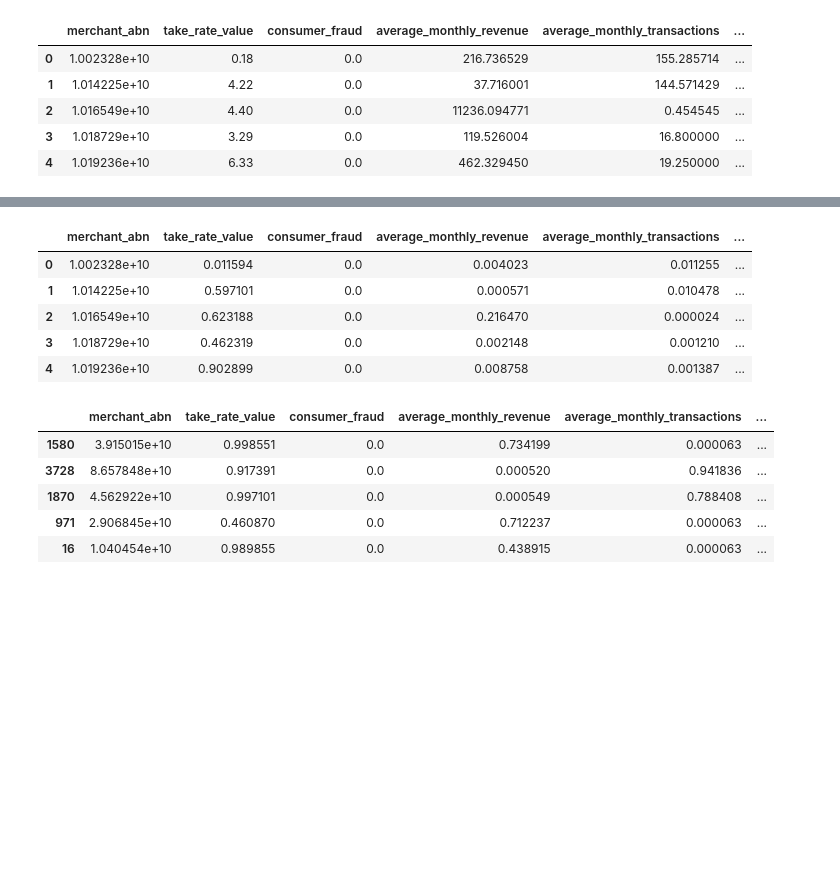
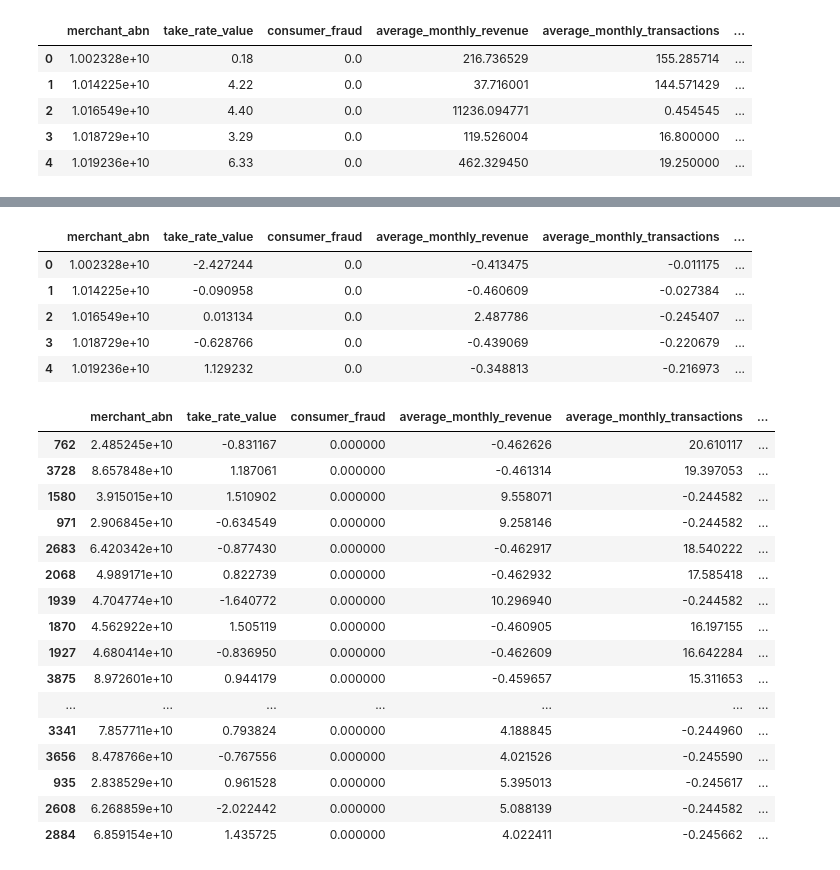
Before and after one commit to MAST30034-AppliedDataScience/project-2-group-buy-now-pay-later-industry-project-24, a Jupyter notebook: notebooks/Big merge.ipynb, the cells around one changed output, grey strips where cells are left out. Cells and saved outputs as stored; diff of their text form; code cells hidden in the pictures; blank space fills up the shorter version.

```diff
--- a/notebooks/Big merge.ipynb
+++ b/notebooks/Big merge.ipynb
@@ -109,6 +109,3 @@ final_df.head()
 | 2 | 1.016549e+10 | 4.40 | 0.0 | 11236.094771 | 0.454545 | ... |
 | 3 | 1.018729e+10 | 3.29 | 0.0 | 119.526004 | 16.800000 | ... |
 | 4 | 1.019236e+10 | 6.33 | 0.0 | 462.329450 | 19.250000 | ... |
-# %%
-final_df = final_df.drop(columns=['name'])
-final_df.head()
@@ -121,0 +112,3 @@ final_df.head()
+# %%
+final_df['Median_age_persons'] = (25 - final_df['Median_age_persons']).abs()
+final_df.head()
@@ -122,17 +122,17 @@ final_df.head()
 # %%
 import pandas as pd
-from sklearn.preprocessing import MinMaxScaler
+from sklearn.preprocessing import StandardScaler
 
 # Assuming final_df is your DataFrame
 
 # Columns to exclude from standardization
-exclude_columns = ['merchant_abn', 'consumer_fraud', 'merchant_fraud', 'category_label']
+exclude_columns = ['merchant_abn', 'consumer_fraud', 'merchant_fraud', 'category_label', 'name']
 
 # Columns to standardize
 columns_to_standardize = [col for col in final_df.columns if col not in exclude_columns]
 
-# Initialize the MinMaxScaler
-scaler = MinMaxScaler()
+# Initialize the StandardScaler
+scaler = StandardScaler()
 
 # Apply the scaler to the columns to be standardized
 final_df[columns_to_standardize] = scaler.fit_transform(final_df[columns_to_standardize])
@@ -153,15 +163,15 @@ import pandas as pd
 
 # Define the weights for each column
 weights = {
-    'merchant_fraud': -1,
-    'average_monthly_revenue': 0.9,
-    'take_rate_value': 0.7,
+    'merchant_fraud': -1.5,
+    'average_monthly_revenue': 1.5,
+    'take_rate_value': 0.5,
     'consumer_fraud': -0.6,
-    'average_monthly_transactions': 0.5,
+    'average_monthly_transactions': 0.9,
     'Median_tot_hhd_inc_weekly': 0.2,
-    'Median_age_persons': 0.15,
-    'Median_mortgage_repay_monthly': 0.1,
-    'Median_rent_weekly': 0.1
+    'Median_age_persons': -0.15,
+    'Median_mortgage_repay_monthly': -0.1,
+    'Median_rent_weekly': -0.1
 }
 
 # Calculate the score for each row
@@ -181,31 +191,42 @@ final_df['score'] = (
 final_df.head()
 # %% [output]
 |  | merchant_abn | take_rate_value | consumer_fraud | average_monthly_revenue | average_monthly_transactions | ... |
-| 0 | 1.002328e+10 | 0.011594 | 0.0 | 0.004023 | 0.011255 | ... |
-| 1 | 1.014225e+10 | 0.597101 | 0.0 | 0.000571 | 0.010478 | ... |
-| 2 | 1.016549e+10 | 0.623188 | 0.0 | 0.216470 | 0.000024 | ... |
-| 3 | 1.018729e+10 | 0.462319 | 0.0 | 0.002148 | 0.001210 | ... |
-| 4 | 1.019236e+10 | 0.902899 | 0.0 | 0.008758 | 0.001387 | ... |
+| 0 | 1.002328e+10 | -2.427244 | 0.0 | -0.413475 | -0.011175 | ... |
+| 1 | 1.014225e+10 | -0.090958 | 0.0 | -0.460609 | -0.027384 | ... |
+| 2 | 1.016549e+10 | 0.013134 | 0.0 | 2.487786 | -0.245407 | ... |
+| 3 | 1.018729e+10 | -0.628766 | 0.0 | -0.439069 | -0.220679 | ... |
+| 4 | 1.019236e+10 | 1.129232 | 0.0 | -0.348813 | -0.216973 | ... |
 # %%
 import pandas as pd
 
 # Assuming final_df is your DataFrame and the 'score' column has already been calculated
 
 # Sort the DataFrame by the 'score' column in descending order
 sorted_df = final_df.sort_values(by='score', ascending=False)
 
 # Select the top 100 merchants
 top_100_merchants = sorted_df.head(100)
 
 # Display the top 100 merchants
-top_100_merchants.head()
+top_100_merchants.head(30)
 # %% [output]
 |  | merchant_abn | take_rate_value | consumer_fraud | average_monthly_revenue | average_monthly_transactions | ... |
-| 1580 | 3.915015e+10 | 0.998551 | 0.0 | 0.734199 | 0.000063 | ... |
-| 3728 | 8.657848e+10 | 0.917391 | 0.0 | 0.000520 | 0.941836 | ... |
-| 1870 | 4.562922e+10 | 0.997101 | 0.0 | 0.000549 | 0.788408 | ... |
-| 971 | 2.906845e+10 | 0.460870 | 0.0 | 0.712237 | 0.000063 | ... |
-| 16 | 1.040454e+10 | 0.989855 | 0.0 | 0.438915 | 0.000063 | ... |
+| 762 | 2.485245e+10 | -0.831167 | 0.000000 | -0.462626 | 20.610117 | ... |
+| 3728 | 8.657848e+10 | 1.187061 | 0.000000 | -0.461314 | 19.397053 | ... |
+| 1580 | 3.915015e+10 | 1.510902 | 0.000000 | 9.558071 | -0.244582 | ... |
+| 971 | 2.906845e+10 | -0.634549 | 0.000000 | 9.258146 | -0.244582 | ... |
+| 2683 | 6.420342e+10 | -0.877430 | 0.000000 | -0.462917 | 18.540222 | ... |
+| 2068 | 4.989171e+10 | 0.822739 | 0.000000 | -0.462932 | 17.585418 | ... |
+| 1939 | 4.704774e+10 | -1.640772 | 0.000000 | 10.296940 | -0.244582 | ... |
+| 1870 | 4.562922e+10 | 1.505119 | 0.000000 | -0.460905 | 16.197155 | ... |
+| 1927 | 4.680414e+10 | -0.836950 | 0.000000 | -0.462609 | 16.642284 | ... |
+| 3875 | 8.972601e+10 | 0.944179 | 0.000000 | -0.459657 | 15.311653 | ... |
+| ... | ... | ... | ... | ... | ... | ... |
+| 3341 | 7.857711e+10 | 0.793824 | 0.000000 | 4.188845 | -0.244960 | ... |
+| 3656 | 8.478766e+10 | -0.767556 | 0.000000 | 4.021526 | -0.245590 | ... |
+| 935 | 2.838529e+10 | 0.961528 | 0.000000 | 5.395013 | -0.245617 | ... |
+| 2608 | 6.268859e+10 | -2.022442 | 0.000000 | 5.088139 | -0.244582 | ... |
+| 2884 | 6.859154e+10 | 1.435725 | 0.000000 | 4.022411 | -0.245662 | ... |
 # %%
 import pandas as pd
 
```
Also changed, not shown: parts of 5 cells of this notebook.
